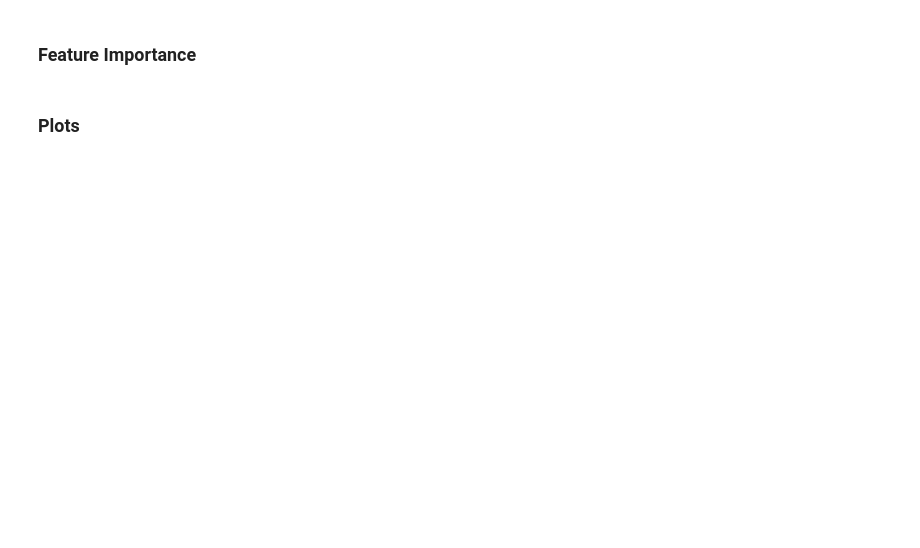
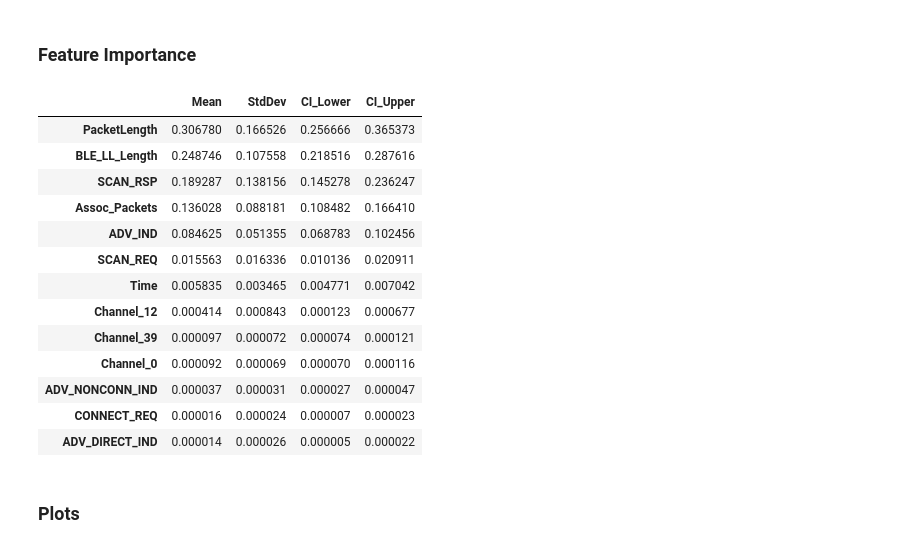
Before and after one commit to 7high/thesis, a Jupyter notebook: ble_classification.ipynb, the cells around one changed output. Drawn from its saved outputs; the diff is of its cells as text; code cells hidden in the pictures; blank space fills up the shorter version.

```diff
--- a/ble_classification.ipynb
+++ b/ble_classification.ipynb
@@ -210,3 +198,34 @@ display(feature_importances)
+# %%
+df_featImp = pd.DataFrame()
+for i,f in enumerate(b.feature_importances):
+    f_i = pd.Series(f, index=features_list)
+    df_featImp[i] = f_i
+# %%
+import numpy as np, scipy.stats as st
+a = df_featImp.iloc[:,0:30].T
+lower, upper = st.t.interval(0.90, len(a)-1, loc=np.mean(a), scale=st.sem(a))
+# %%
+df_featImp['Mean'] = df_featImp.mean(axis=1)
+df_featImp['StdDev'] = df_featImp.std(axis=1)
+df_featImp['CI_Lower'] = lower
+df_featImp['CI_Upper'] = upper
+# %%
+display(df_featImp[['Mean', 'StdDev', 'CI_Lower', 'CI_Upper']].sort_values('Mean', ascending=False))
+# %% [output]
+|  | Mean | StdDev | CI_Lower | CI_Upper |
+| PacketLength | 0.306780 | 0.166526 | 0.256666 | 0.365373 |
+| BLE_LL_Length | 0.248746 | 0.107558 | 0.218516 | 0.287616 |
+| SCAN_RSP | 0.189287 | 0.138156 | 0.145278 | 0.236247 |
+| Assoc_Packets | 0.136028 | 0.088181 | 0.108482 | 0.166410 |
+| ADV_IND | 0.084625 | 0.051355 | 0.068783 | 0.102456 |
+| SCAN_REQ | 0.015563 | 0.016336 | 0.010136 | 0.020911 |
+| Time | 0.005835 | 0.003465 | 0.004771 | 0.007042 |
+| Channel_12 | 0.000414 | 0.000843 | 0.000123 | 0.000677 |
+| Channel_39 | 0.000097 | 0.000072 | 0.000074 | 0.000121 |
+| Channel_0 | 0.000092 | 0.000069 | 0.000070 | 0.000116 |
+| ADV_NONCONN_IND | 0.000037 | 0.000031 | 0.000027 | 0.000047 |
+| CONNECT_REQ | 0.000016 | 0.000024 | 0.000007 | 0.000023 |
+| ADV_DIRECT_IND | 0.000014 | 0.000026 | 0.000005 | 0.000022 |
 # %% [markdown]
 ### Plots
 # %%
```
Also changed, not shown: parts of 18 cells of this notebook, 1 other file.
